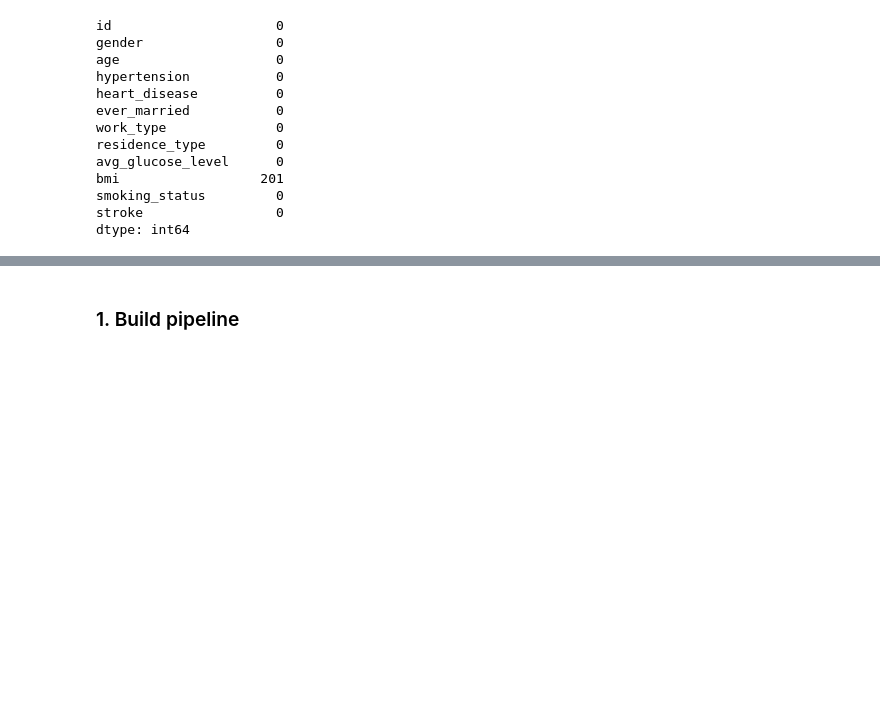
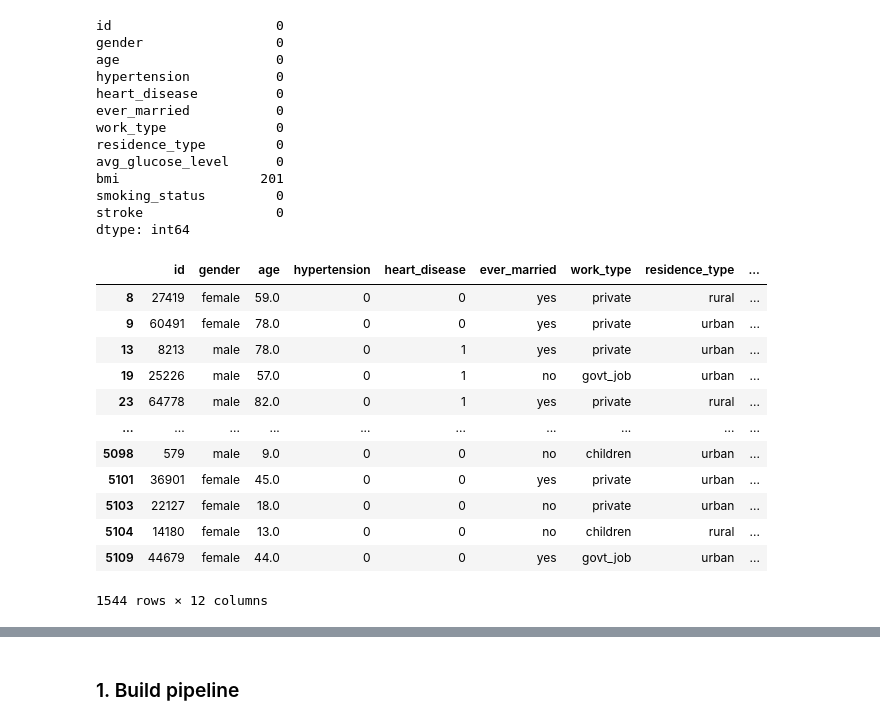
Before and after one commit to Rahul-Shelke-1/heart-stroke-risk-stratification, a Jupyter notebook: notebooks/01_02_Data_Quality_Correction.ipynb, the cells around one changed output, grey strips where cells are left out. Cells and saved outputs as stored; diff of their text form; code cells hidden in the pictures; blank space fills up the shorter version.

```diff
--- a/notebooks/01_02_Data_Quality_Correction.ipynb
+++ b/notebooks/01_02_Data_Quality_Correction.ipynb
@@ -86,9 +131,9 @@ ARTIFACT_FILES
 # %%
 DATA_FILE_NAME = {
-    'raw': 'healthcare-dataset-stroke-data.csv',
-    'clean': 'heart_stroke_data.csv',
+    'raw': Path(INPUT_DIR, 'healthcare-dataset-stroke-data.csv'),
+    'clean': Path(INPUT_DIR, 'heart_stroke_data.csv'),
 }
 
 ARTIFACT_FILE_NAME = {
-    'data_correct': 'data_correction_pipeline.pkl',
+    'data_correct': Path(OUTPUT_DIR, 'data_correction_pipeline.pkl'),
 }
@@ -101,2 +172,5 @@ os.getcwd()
 # %%
-df = pd.read_csv(os.path.join(os.getcwd(), "data", DATA_FILE_NAME['raw']))
+df = pd.read_csv(DATA_FILE_NAME['raw'])
+dataset = mlflow.data.from_pandas(df, name="raw_data", targets="stroke")
+mlflow.log_input(dataset, context="dataset_ingestion")
+mlflow.log_param("raw_data_path",DATA_FILE_NAME['raw'])
@@ -366,3 +471,19 @@ bmi                  201
 smoking_status         0
 stroke                 0
 dtype: int64
+# %%
+df[df['smoking_status'] == 'unknown']
+# %% [output]
+|  | id | gender | age | hypertension | heart_disease | ever_married | work_type | residence_type | ... |
+| 8 | 27419 | female | 59.0 | 0 | 0 | yes | private | rural | ... |
+| 9 | 60491 | female | 78.0 | 0 | 0 | yes | private | urban | ... |
+| 13 | 8213 | male | 78.0 | 0 | 1 | yes | private | urban | ... |
+| 19 | 25226 | male | 57.0 | 0 | 1 | no | govt_job | urban | ... |
+| 23 | 64778 | male | 82.0 | 0 | 1 | yes | private | rural | ... |
+| ... | ... | ... | ... | ... | ... | ... | ... | ... | ... |
+| 5098 | 579 | male | 9.0 | 0 | 0 | no | children | urban | ... |
+| 5101 | 36901 | female | 45.0 | 0 | 0 | yes | private | urban | ... |
+| 5103 | 22127 | female | 18.0 | 0 | 0 | no | private | urban | ... |
+| 5104 | 14180 | female | 13.0 | 0 | 0 | no | children | rural | ... |
+| 5109 | 44679 | female | 44.0 | 0 | 0 | yes | govt_job | urban | ... |
+1544 rows × 12 columns
```
Also changed, not shown: parts of 52 cells of this notebook.
